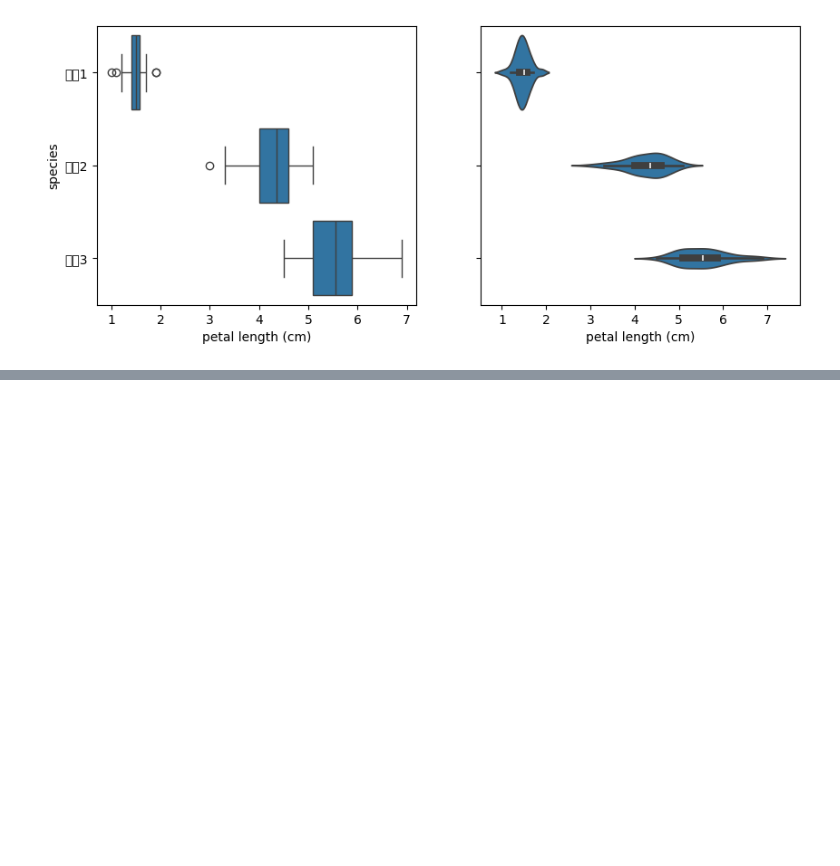
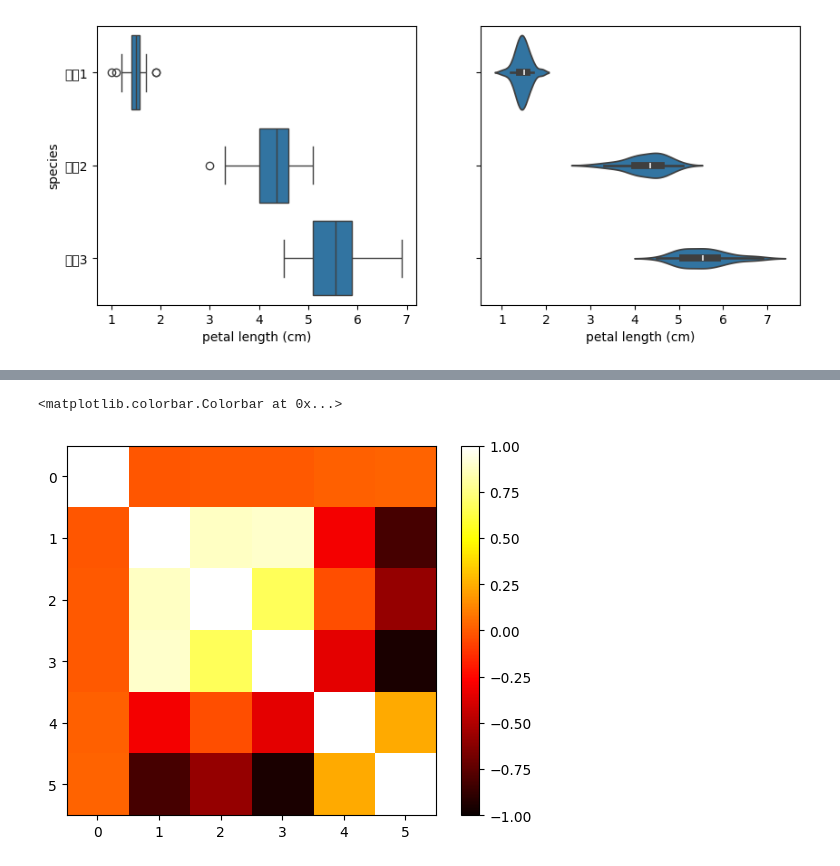
Before and after one commit to pdb81643/daedae, a Jupyter notebook: Untitled1.ipynb, the cells around one changed output, grey strips where cells are left out. Drawn from its saved outputs; the diff is of its cells as text; code cells hidden in the pictures; blank space fills up the shorter version.

```diff
--- a/Untitled1.ipynb
+++ b/Untitled1.ipynb
@@ -81,0 +92,4 @@ sns.violinplot(x='petal length (cm)', y='species', data=df, ax=axes[1])
+# %%
+score_iq = pd.read_csv('score_iq.csv')
+print(score_iq)
+print(score_iq.head())
@@ -81,0 +117,3 @@ sns.violinplot(x='petal length (cm)', y='species', data=df, ax=axes[1])
+# %%
+corr = score_iq.corr(method='pearson') # 피어슨 상관계수
+print(corr)
@@ -81,0 +128,6 @@ sns.violinplot(x='petal length (cm)', y='species', data=df, ax=axes[1])
+# %%
+plt.imshow(corr, cmap='hot', vmin=-1, vmax=1)
+plt.colorbar()
+# %% [output]
+<matplotlib.colorbar.Colorbar at 0x...>
+[figure, added]
```
Also changed, not shown: parts of 10 cells of this notebook.
